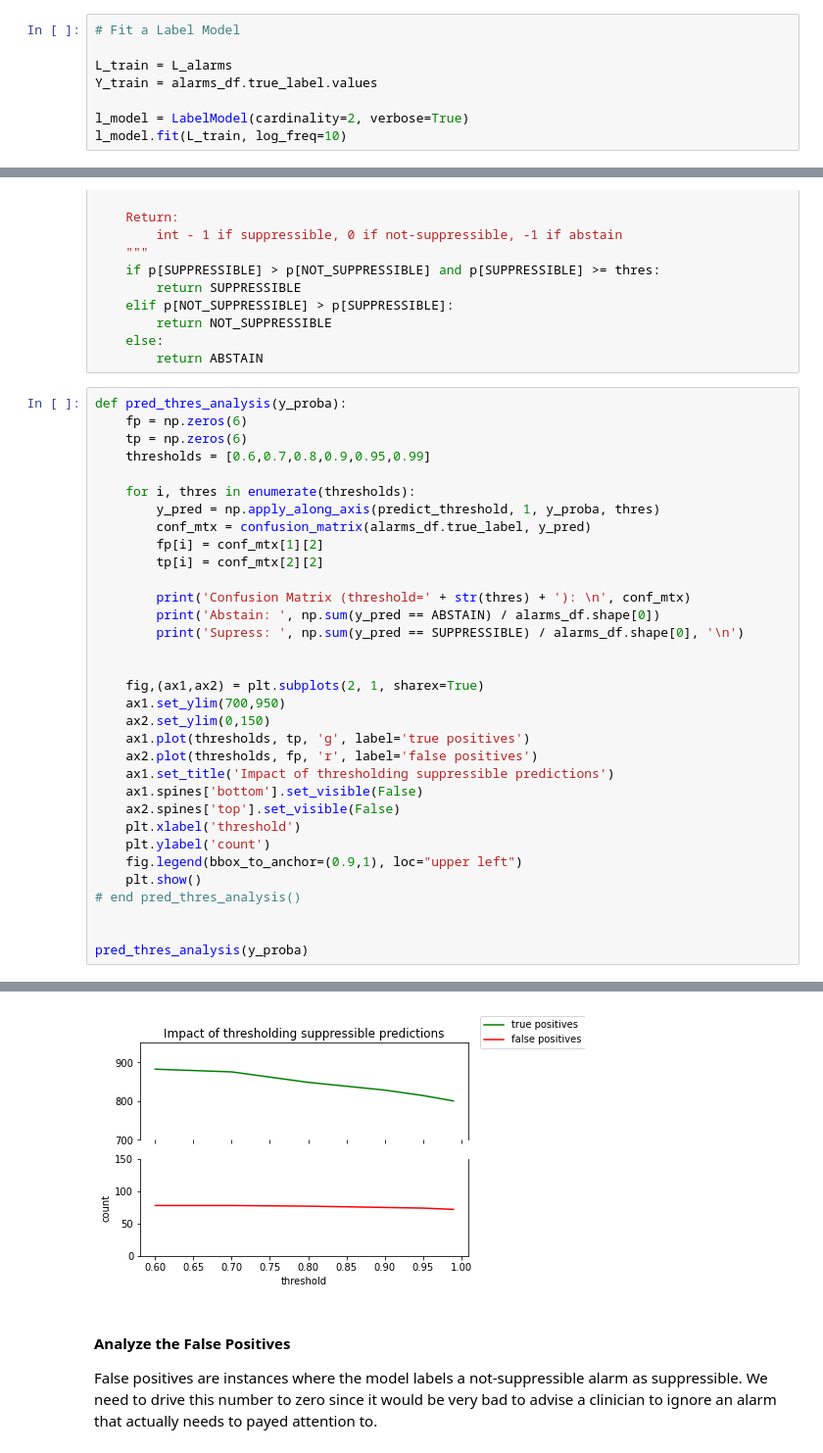
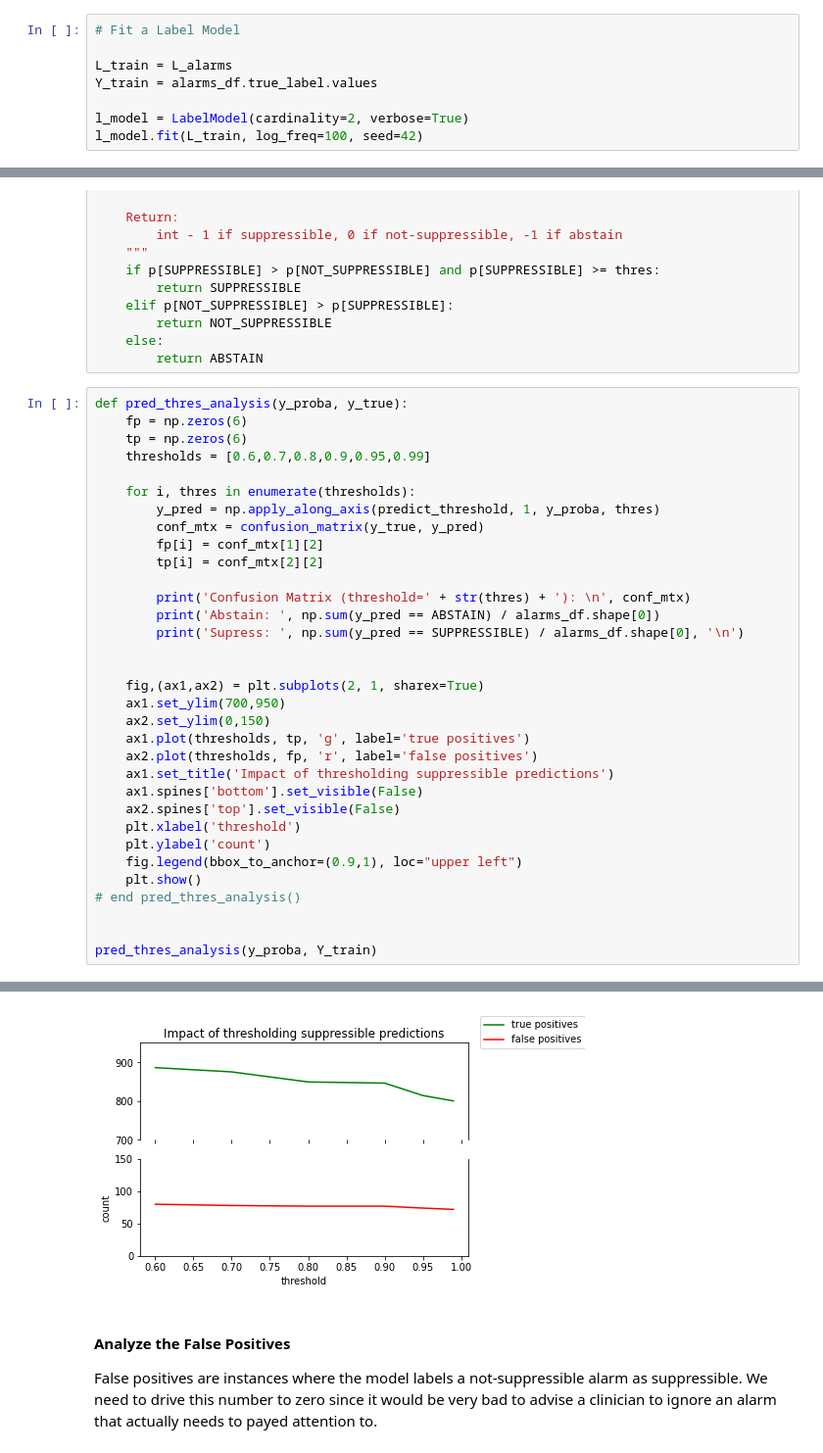
Before and after one commit to sfpugh/smart-alarm-learning-labels, a Jupyter notebook: learn_labels.ipynb, the cells around one changed output, grey strips where cells are left out. Shown: that part at 98% size. Cells and saved outputs as stored; diff of their text form.

```diff
--- a/learn_labels.ipynb
+++ b/learn_labels.ipynb
@@ -978,7 +980,7 @@ L_train = L_alarms
 Y_train = alarms_df.true_label.values
 
 l_model = LabelModel(cardinality=2, verbose=True)
-l_model.fit(L_train, log_freq=10)
+l_model.fit(L_train, log_freq=100, seed=42)
 # %% [markdown]
 ### Evaluate Model Performance
 # %%
@@ -1039,14 +1041,14 @@ def predict_threshold(p, thres):
     else:
         return ABSTAIN
 # %%
-def pred_thres_analysis(y_proba):
+def pred_thres_analysis(y_proba, y_true):
     fp = np.zeros(6)
     tp = np.zeros(6)
     thresholds = [0.6,0.7,0.8,0.9,0.95,0.99]
 
     for i, thres in enumerate(thresholds):
         y_pred = np.apply_along_axis(predict_threshold, 1, y_proba, thres)
-        conf_mtx = confusion_matrix(alarms_df.true_label, y_pred)
+        conf_mtx = confusion_matrix(y_true, y_pred)
         fp[i] = conf_mtx[1][2]
         tp[i] = conf_mtx[2][2]
 
@@ -1070,7 +1072,7 @@ def pred_thres_analysis(y_proba):
 # end pred_thres_analysis()
 
 
-pred_thres_analysis(y_proba)
+pred_thres_analysis(y_proba, Y_train)
 # %% [output]
 Confusion Matrix (threshold=0.6):
  [[   0    0    0]
@@ -1091,5 +1093,5 @@ Abstain:  0.0777947932618683
 Supress:  0.2670750382848392
-[figure, old version]
+[figure, new version]
 # %% [markdown]
 #### Analyze the False Positives
 False positives are instances where the model labels a not-suppressible alarm as suppressible. We need to drive this number to zero since it would be very bad to advise a clinician to ignore an alarm that actually needs to payed attention to.
```
Also changed, not shown: parts of 20 cells of this notebook.
